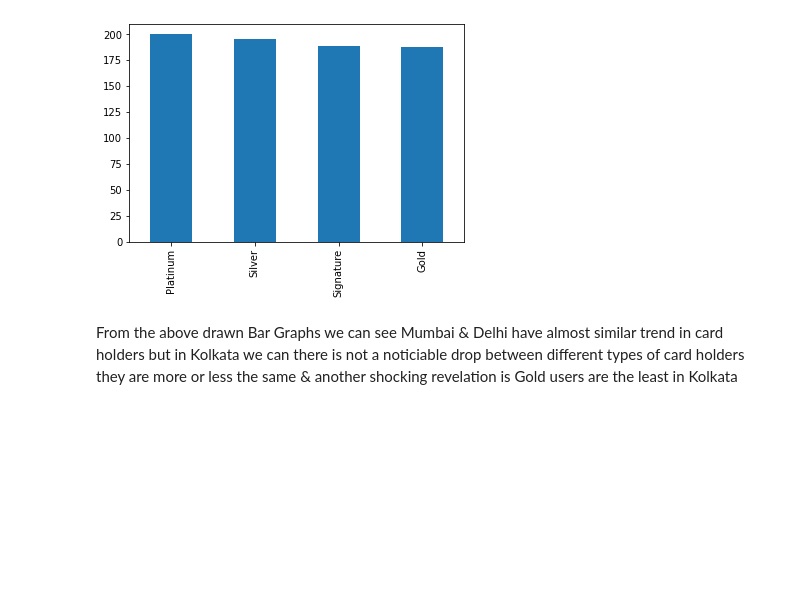
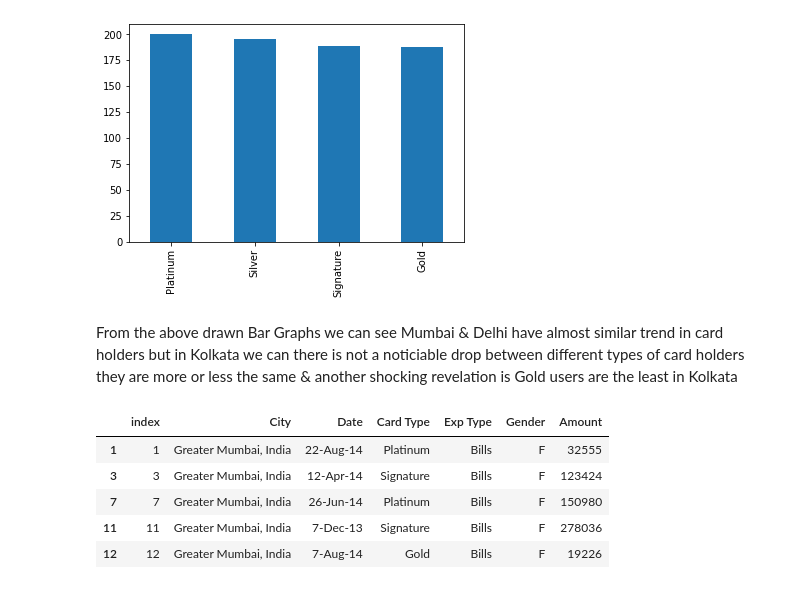
Before and after one commit to WhiteHorse101/Credit-Card-Spending-Habits, a Jupyter notebook: EDA.ipynb, the cells around one changed output. Saved outputs shown, nothing was run; the diff lists cells and outputs as text; code cells hidden in the pictures; blank space fills up the shorter version.

```diff
--- a/EDA.ipynb
+++ b/EDA.ipynb
@@ -261,3 +261,12 @@ Kolkata['Card Type'].value_counts().plot(kind='bar')
 [figure]
 # %% [markdown]
 From the above drawn Bar Graphs we can see Mumbai & Delhi have almost similar trend in card holders but in Kolkata we can there is not a noticiable drop between different types of card holders they are more or less the same & another shocking revelation is Gold users are the least in Kolkata
+# %%
+Mumbai.head()
+# %% [output]
+|  | index | City | Date | Card Type | Exp Type | Gender | Amount |
+| 1 | 1 | Greater Mumbai, India | 22-Aug-14 | Platinum | Bills | F | 32555 |
+| 3 | 3 | Greater Mumbai, India | 12-Apr-14 | Signature | Bills | F | 123424 |
+| 7 | 7 | Greater Mumbai, India | 26-Jun-14 | Platinum | Bills | F | 150980 |
+| 11 | 11 | Greater Mumbai, India | 7-Dec-13 | Signature | Bills | F | 278036 |
+| 12 | 12 | Greater Mumbai, India | 7-Aug-14 | Gold | Bills | F | 19226 |
```
Also changed, not shown: parts of 10 cells of this notebook.
